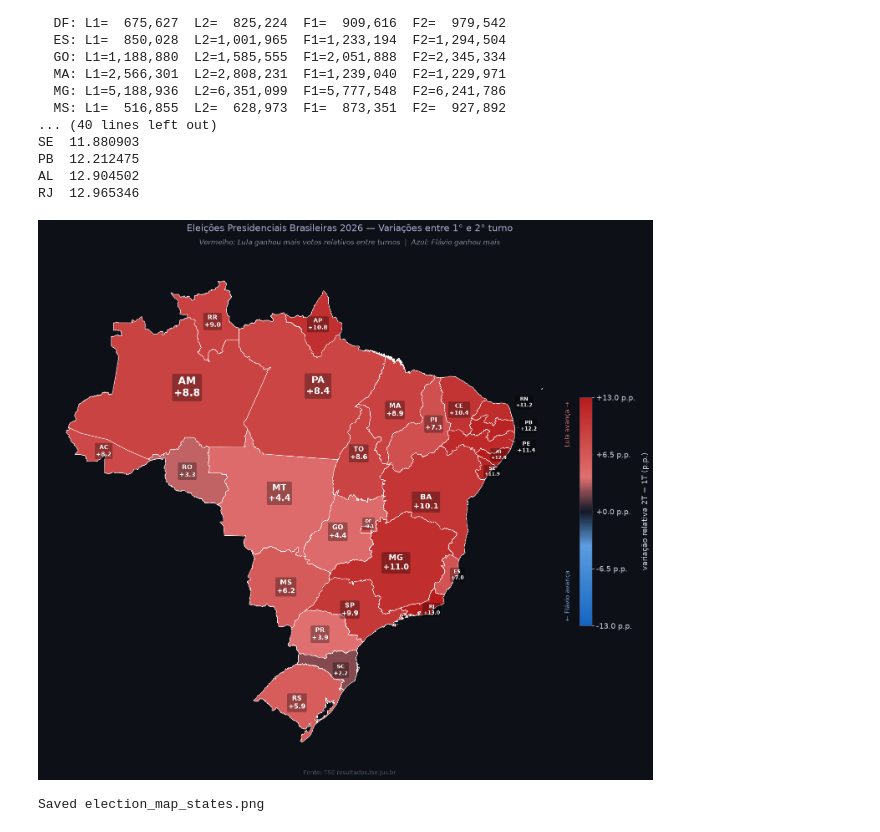
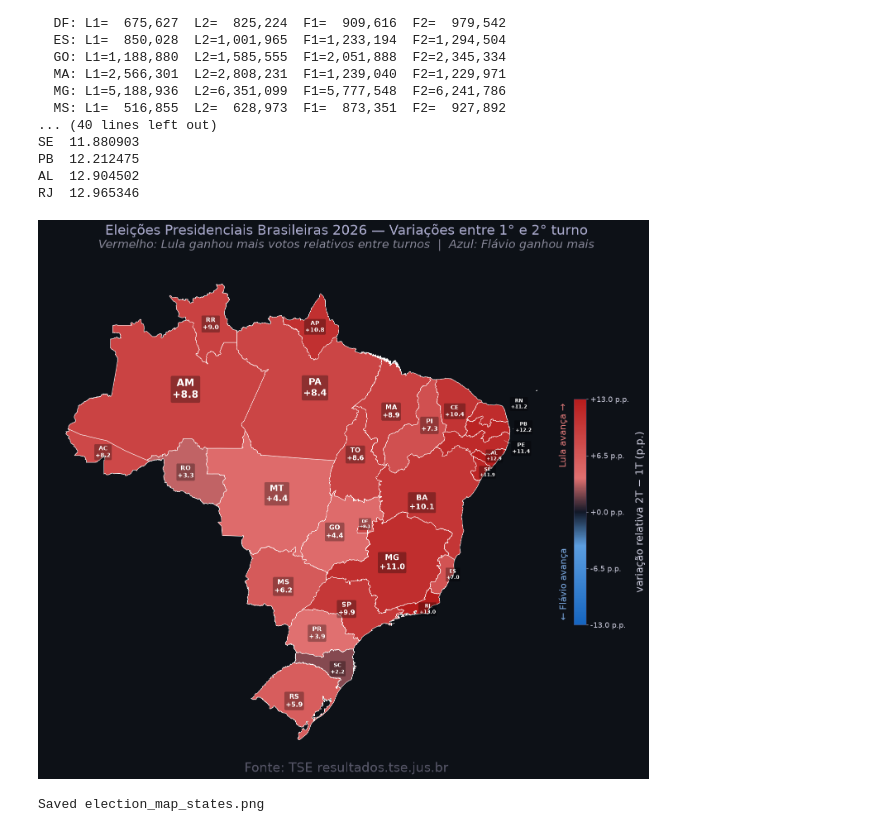
Before and after one commit to SebasEliens/br26-map, a Jupyter notebook: election_map.ipynb, the cells around one changed output. Saved outputs shown, nothing was run; the diff lists cells and outputs as text; code cells hidden in the pictures.

Commit message:
Update execution count in election_map notebook and adjust image output for enhanced visualization clarity

```diff
--- a/election_map.ipynb
+++ b/election_map.ipynb
@@ -441,38 +441,38 @@ for _, row in gdf_state_map.iterrows():
             label,
             xy=(pt.x + dx, pt.y + dy), ha="center", va="center",
             fontsize=fs, color="white", fontweight="bold",
             bbox=dict(boxstyle="round,pad=0.18", facecolor="black",
                       alpha=0.30, linewidth=0),
         )
 
 # Colorbar
 sm2 = plt.cm.ScalarMappable(cmap=cmap, norm=norm_s)
 sm2.set_array([])
 cbar2 = fig2.colorbar(sm2, ax=ax2, shrink=0.45, aspect=18, pad=0.02)
 cbar2.outline.set_edgecolor("#444466")
 cbar2.ax.tick_params(colors="#ccccdd", labelsize=13)
 ticks2 = np.linspace(-vmax_s, vmax_s, 5)
 cbar2.set_ticks(ticks2)
 cbar2.set_ticklabels([f"{v:+.1f} p.p." for v in ticks2])
-cbar2.set_label("variação relativa 2T − 1T (p.p.)", color="#ccccdd", fontsize=13, labelpad=10)
+cbar2.set_label("variação relativa 2T − 1T (p.p.)", color="#ccccdd", fontsize=18, labelpad=10)
 cbar2.ax.text(-1.2, 0.02, "← Flávio avança", transform=cbar2.ax.transAxes,
-              va="bottom", ha="left", fontsize=11, color="#7aa8e0", rotation=90)
+              va="bottom", ha="left", fontsize=16, color="#7aa8e0", rotation=90)
 cbar2.ax.text(-1.2, 0.98, "Lula avança →",   transform=cbar2.ax.transAxes,
-              va="top",    ha="left", fontsize=11, color="#e07a7a", rotation=90)
+              va="top",    ha="left", fontsize=16, color="#e07a7a", rotation=90)
 
 ax2.axis("off")
 plt.tight_layout(rect=[0, 0.012, 1, 0.90])
 fig2.text(0.5, 0.935, "Eleições Presidenciais Brasileiras 2026 — Variações entre 1° e 2° turno",
-          ha="center", color="#aaaacc", fontsize=16)
+          ha="center", color="#aaaacc", fontsize=24)
 fig2.text(0.5, 0.912,
           "Vermelho: Lula ganhou mais votos relativos entre turnos  |  Azul: Flávio ganhou mais",
-          ha="center", color="#888899", fontsize=12, style="italic")
+          ha="center", color="#888899", fontsize=20, style="italic")
 fig2.text(0.5, 0.007, "Fonte: TSE resultados.tse.jus.br",
-          ha="center", color="#555566", fontsize=10)
+          ha="center", color="#555566", fontsize=22)
 
 plt.savefig("election_map_states.png", dpi=200, bbox_inches="tight", facecolor=BG)
 plt.show()
 print("Saved election_map_states.png")
 # %% [output]
-[figure, old version]
+[figure, new version]
 Saved election_map_states.png
```
